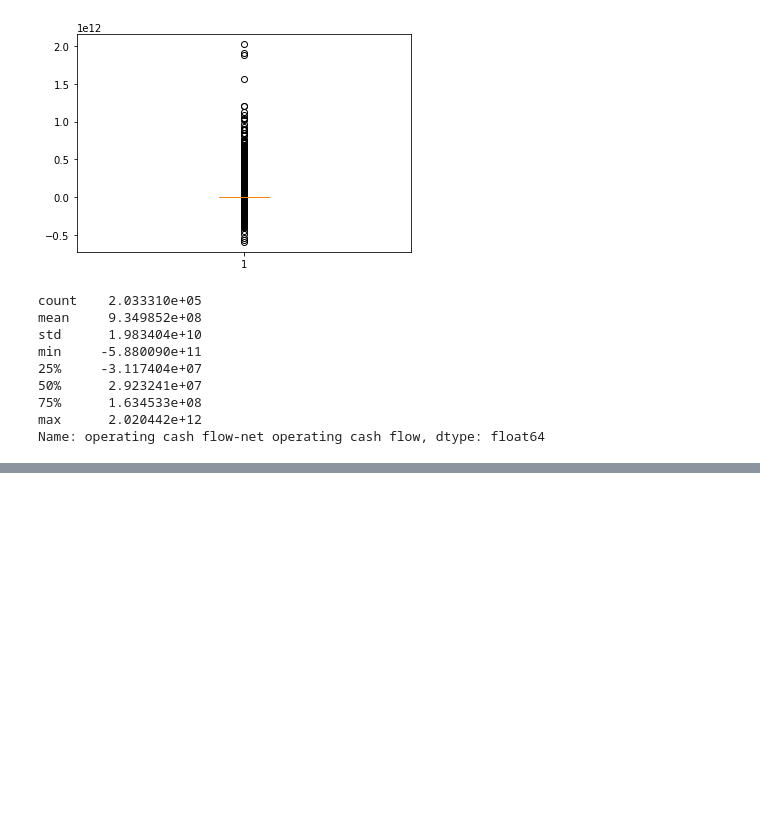
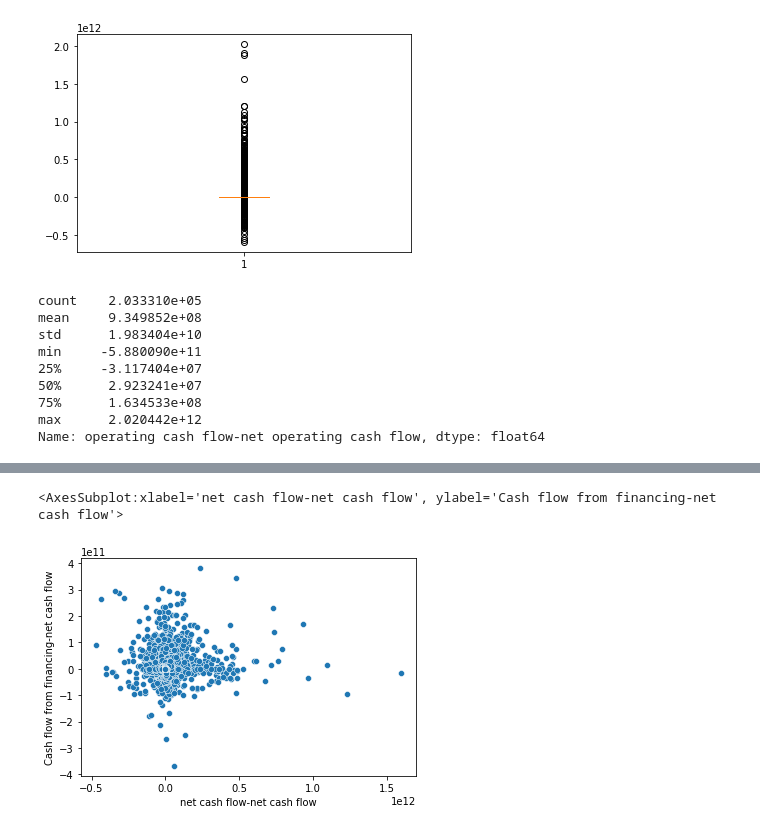
Before and after one commit to yamini236/Microsoftengage-Used-Cars-Data-Analysis, a Jupyter notebook: M.Engage.ipynb, the cells around one changed output, grey strips where cells are left out. Saved outputs shown, nothing was run; the diff lists cells and outputs as text; code cells hidden in the pictures; blank space fills up the shorter version.

```diff
--- a/M.Engage.ipynb
+++ b/M.Engage.ipynb
@@ -278,0 +218,6 @@ scaled_features_df["operating cash flow-net operating cash flow"].mean()
+# %%
+sns.scatterplot(x=df['net cash flow-net cash flow'], y=df['Cash flow from financing-net cash flow'])
+#little outliers
+# %% [output]
+<AxesSubplot:xlabel='net cash flow-net cash flow', ylabel='Cash flow from financing-net cash flow'>
+[figure, added]
```
Also changed, not shown: parts of 20 cells of this notebook.
